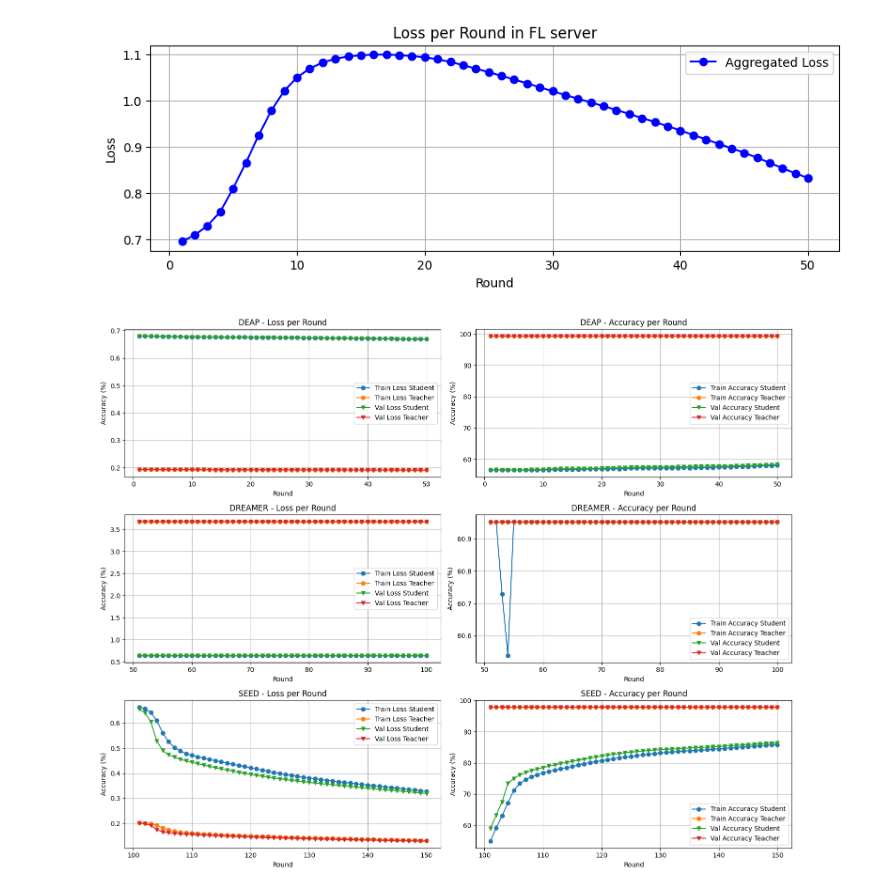
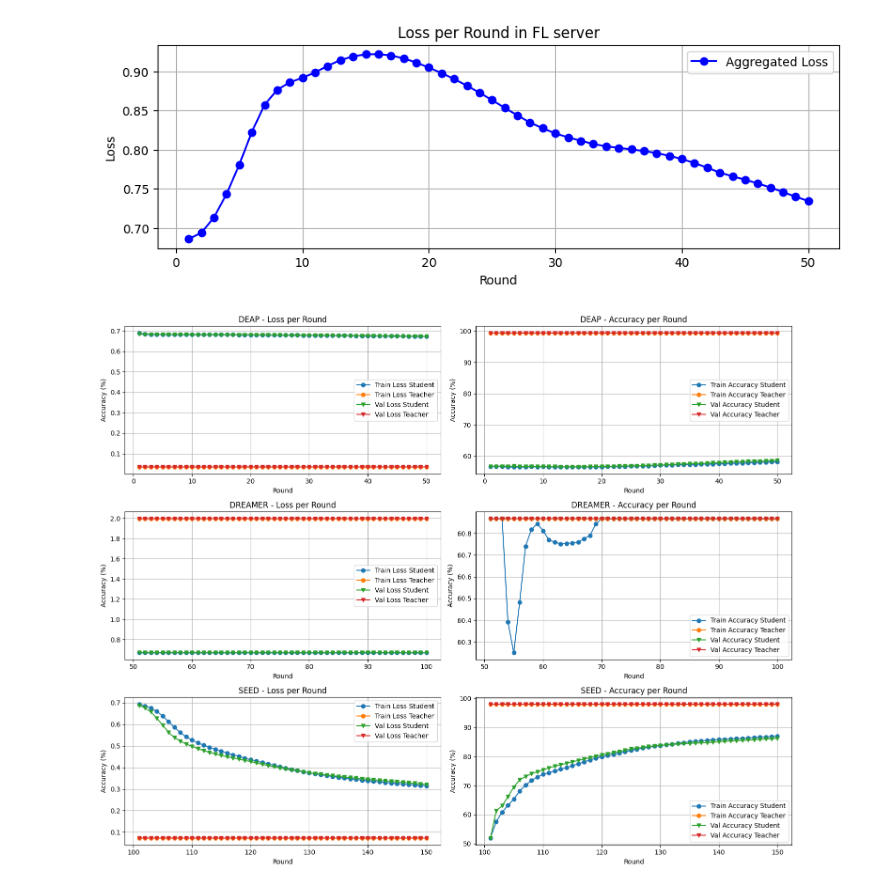
Before and after one commit to w4w4n78/federated-local-distillation-eeg, a Jupyter notebook: plot.ipynb, the cells around one changed output. Saved outputs shown, nothing was run; the diff lists cells and outputs as text; code cells hidden in the pictures.

```diff
--- a/plot.ipynb
+++ b/plot.ipynb
@@ -3,7 +3,7 @@ import re
 import matplotlib.pyplot as plt
 
 # Define the path to your log file
-file_path = 'multirun/2024-11-12/16-53-12/4/main.log'  # Update this to your actual file path
+file_path = 'multirun/2024-11-13/14-16-58/0/main.log'  # Update this to your actual file path
 
 import re
 
@@ -198,32 +198,32 @@ def plot_metric():
     plt.legend()
 
     # Plotting the SEED data
     plt.subplot(3, 2, 5)
     plt.plot(rounds[2*ds_rounds:], test_loss_client[2*ds_rounds:], label='Test Loss Teacher', marker='o')
     plt.plot(rounds[2*ds_rounds:], test_loss_server[2*ds_rounds:], label='Test Loss Student', marker='v')
     plt.title('SEED - Test Loss per Round')
     plt.xlabel('Round')
     plt.ylabel('Accuracy (%)')
     # plt.xticks(rounds[60:])
     # plt.ylim(0, 100)  # Assuming accuracy is in percentage
     plt.grid()
     plt.legend()
 
     plt.subplot(3, 2, 6)
     plt.plot(rounds[2*ds_rounds:], test_accuracy_client[2*ds_rounds:], label='Test Accuracy Teacher', marker='o')
     plt.plot(rounds[2*ds_rounds:], test_accuracy_server[2*ds_rounds:], label='Test Accuracy Student', marker='v')
     plt.title('SEED - Test Accuracy per Round')
     plt.xlabel('Round')
     plt.ylabel('Accuracy (%)')
     # plt.xticks(rounds[60:])
     # plt.ylim(0, 100)  # Assuming accuracy is in percentage
     plt.grid()
     plt.legend()
 
     plt.tight_layout()
     plt.show()
 
 plot_metric()
 # %% [output]
-[figure, old version]
+[figure, new version]
-[figure, old version]
+[figure, new version]
```
Also changed, not shown: parts of 2 cells of this notebook, 2 other files.
